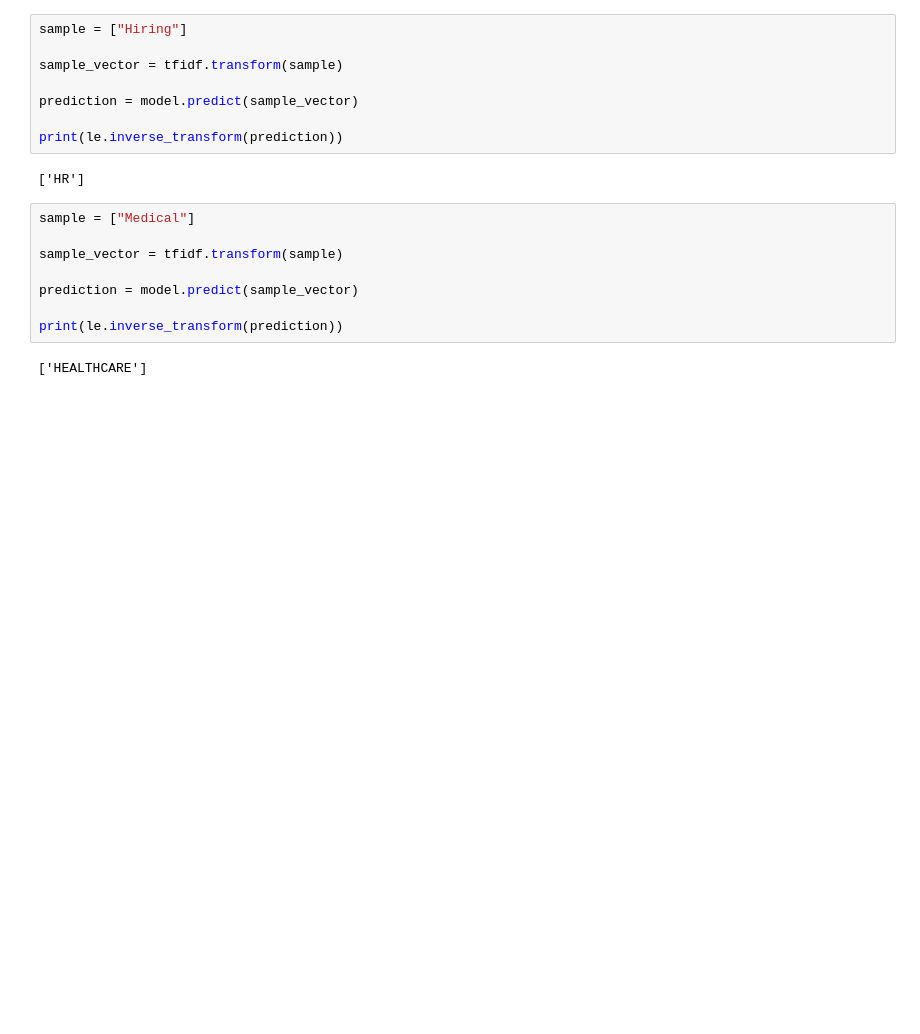
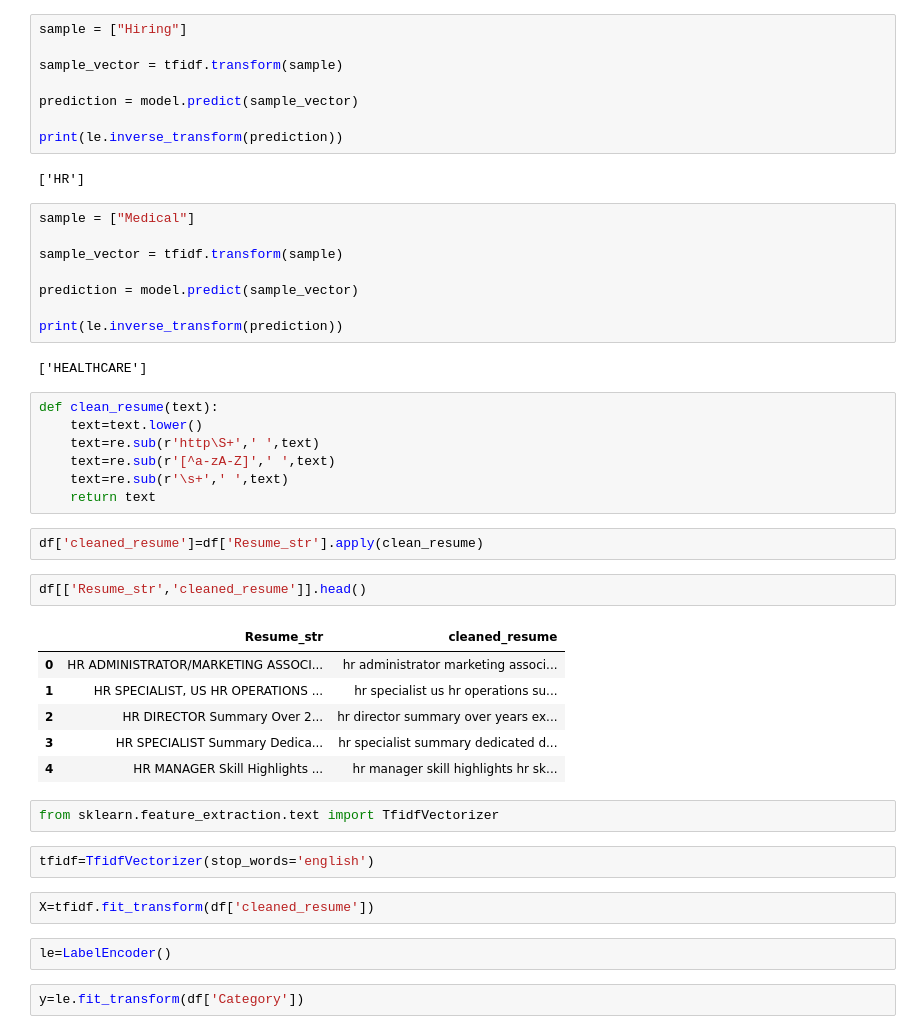
Before and after one commit to anamikagandhi24/resume-screening-system, a Jupyter notebook: notebook/day1.ipynb, the cells around one changed output. Saved outputs shown, nothing was run; the diff lists cells and outputs as text; blank space fills up the shorter version.

```diff
--- a/notebook/day1.ipynb
+++ b/notebook/day1.ipynb
@@ -124,3 +131,31 @@ prediction = model.predict(sample_vector)
 print(le.inverse_transform(prediction))
 # %% [output]
 ['HEALTHCARE']
+# %%
+def clean_resume(text):
+    text=text.lower()
+    text=re.sub(r'http\S+',' ',text)
+    text=re.sub(r'[^a-zA-Z]',' ',text)
+    text=re.sub(r'\s+',' ',text)
+    return text
+# %%
+df['cleaned_resume']=df['Resume_str'].apply(clean_resume)
+# %%
+df[['Resume_str','cleaned_resume']].head()
+# %% [output]
+|  | Resume_str | cleaned_resume |
+| 0 | HR ADMINISTRATOR/MARKETING ASSOCI... | hr administrator marketing associ... |
+| 1 | HR SPECIALIST, US HR OPERATIONS ... | hr specialist us hr operations su... |
+| 2 | HR DIRECTOR Summary Over 2... | hr director summary over years ex... |
+| 3 | HR SPECIALIST Summary Dedica... | hr specialist summary dedicated d... |
+| 4 | HR MANAGER Skill Highlights ... | hr manager skill highlights hr sk... |
+# %%
+from sklearn.feature_extraction.text import TfidfVectorizer
+# %%
+tfidf=TfidfVectorizer(stop_words='english')
+# %%
+X=tfidf.fit_transform(df['cleaned_resume'])
+# %%
+le=LabelEncoder()
+# %%
+y=le.fit_transform(df['Category'])
```
Also changed, not shown: parts of 22 cells of this notebook.
